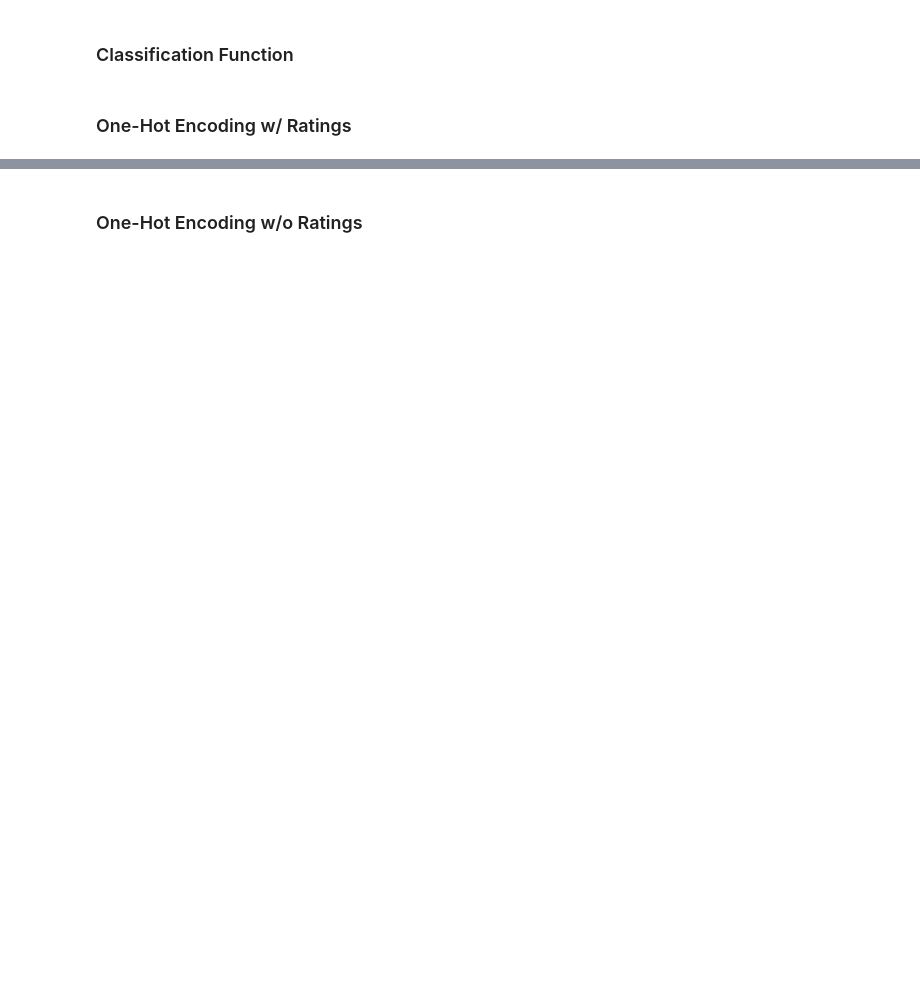
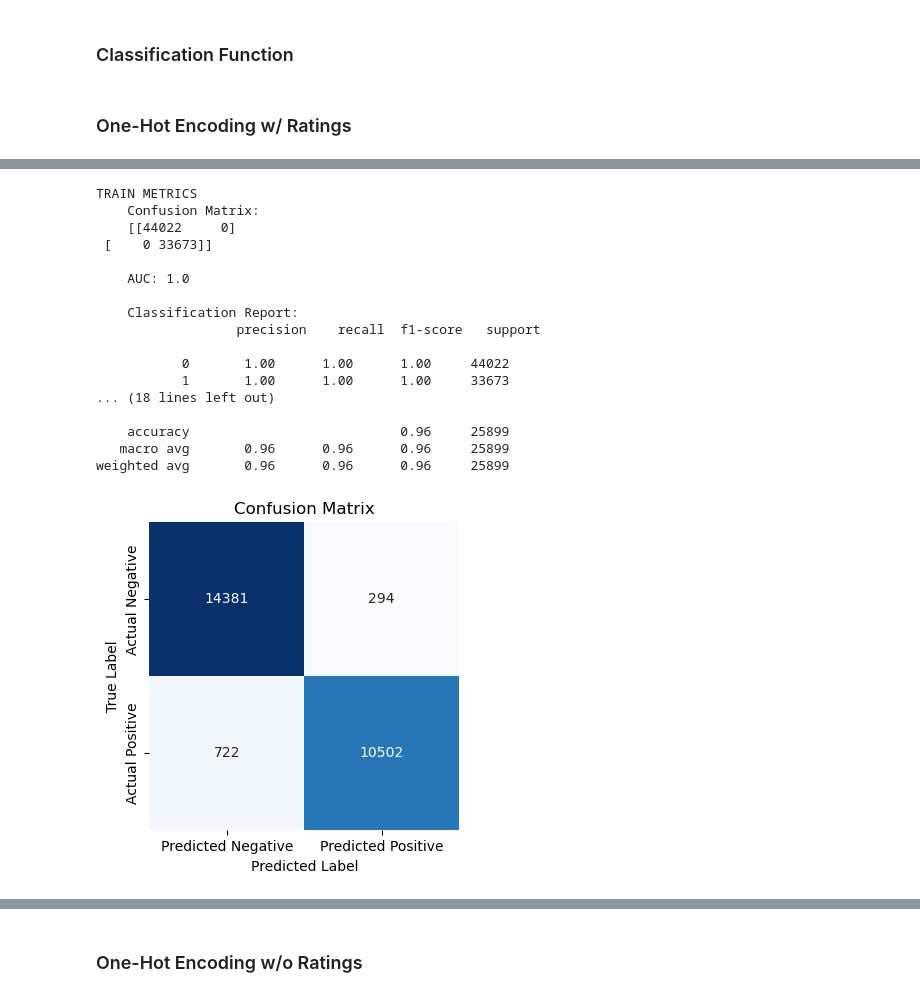
Before and after one commit to martabaker/ds_project_4, a Jupyter notebook: Notebooks/Modeling_Marta.ipynb, the cells around one changed output, grey strips where cells are left out. Saved outputs shown, nothing was run; the diff lists cells and outputs as text; code cells hidden in the pictures; blank space fills up the shorter version.

```diff
--- a/Notebooks/Modeling_Marta.ipynb
+++ b/Notebooks/Modeling_Marta.ipynb
@@ -130,0 +434,28 @@ def classModel(model, X_train, X_test, y_train, y_test):
+# %%
+# Step 2: Init the Model
+rf = Pipeline([
+    ('preprocessor', preprocessor),
+    ('classifier', RandomForestClassifier(random_state=42))
+])
+
+# Do Machine Learning
+classModel(rf, X_train, X_test, y_train, y_test)
+# %% [output]
+TRAIN METRICS
+    Confusion Matrix:
+    [[44022     0]
+ [    0 33673]]
+
+    AUC: 1.0
+
+    Classification Report:
+                  precision    recall  f1-score   support
+
+           0       1.00      1.00      1.00     44022
+           1       1.00      1.00      1.00     33673
+... (18 lines left out)
+
+    accuracy                           0.96     25899
+   macro avg       0.96      0.96      0.96     25899
+weighted avg       0.96      0.96      0.96     25899
+[figure, added]
```
Also changed, not shown: parts of 80 cells of this notebook, 1 other file.
